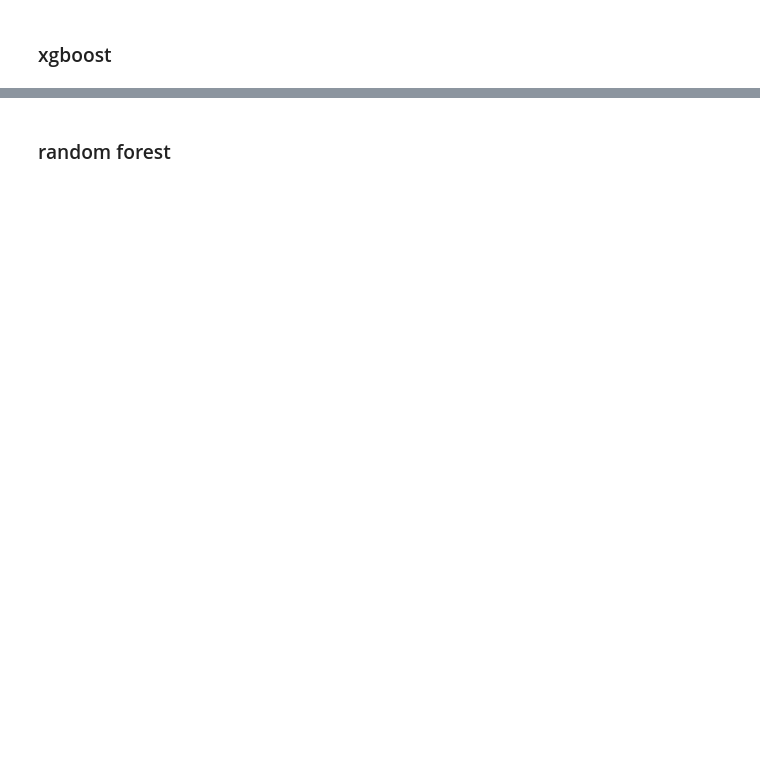
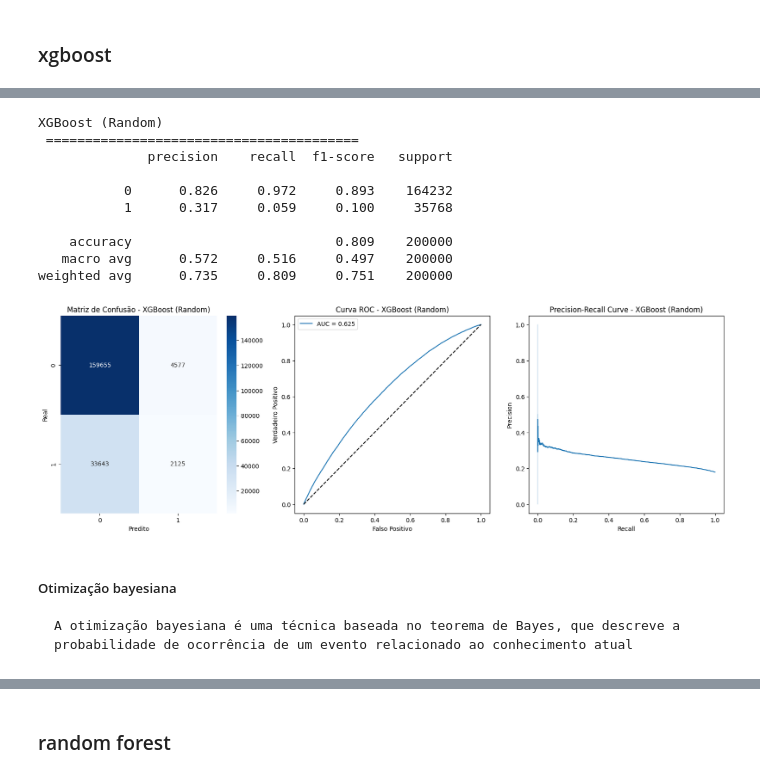
Before and after one commit to hermes-augusto/dsx-mack-model-ibm-hr, a Jupyter notebook: notebooks/modelagem1.ipynb, the cells around one changed output, grey strips where cells are left out. Drawn from its saved outputs; the diff is of its cells as text; code cells hidden in the pictures; blank space fills up the shorter version.

```diff
--- a/notebooks/modelagem1.ipynb
+++ b/notebooks/modelagem1.ipynb
@@ -465,0 +552,13 @@ weighted avg      0.746     0.820     0.743    200000
+# %%
+from sklearn.model_selection import  RandomizedSearchCV
+
+param_dist_xgb = {
+    'n_estimators': [100, 200, 300],
+    'max_depth': [3, 5, 10],
+    'learning_rate': [0.01, 0.1, 0.3],
+    'subsample': [0.8, 1.0]
+}
+rnd_xgb = RandomizedSearchCV(xgb.XGBClassifier(use_label_encoder=False, eval_metric='logloss', random_state=42),
+                             param_distributions=param_dist_xgb, n_iter=10, cv=3, scoring='f1', n_jobs=-1)
+rnd_xgb.fit(X_train_scaled, y_train)
+print("RandomizedSearchCV XGB:", rnd_xgb.best_params_)
@@ -465,0 +584,14 @@ weighted avg      0.746     0.820     0.743    200000
+# %%
+avaliar_modelo(rnd_xgb.best_estimator_, X_train_scaled, X_test_scaled, y_train, y_test, nome='XGBoost (Random)')
+# %% [output]
+XGBoost (Random)
+ ========================================
+              precision    recall  f1-score   support
+
+           0      0.826     0.972     0.893    164232
+           1      0.317     0.059     0.100     35768
+
+    accuracy                          0.809    200000
+   macro avg      0.572     0.516     0.497    200000
+weighted avg      0.735     0.809     0.751    200000
+[figure, added]
@@ -465,0 +603,3 @@ weighted avg      0.746     0.820     0.743    200000
+# %% [markdown]
+##### Otimização bayesiana
+    A otimização bayesiana é uma técnica baseada no teorema de Bayes, que descreve a probabilidade de ocorrência de um evento relacionado ao conhecimento atual
```
Also changed, not shown: parts of 113 cells of this notebook, 2 other files.
